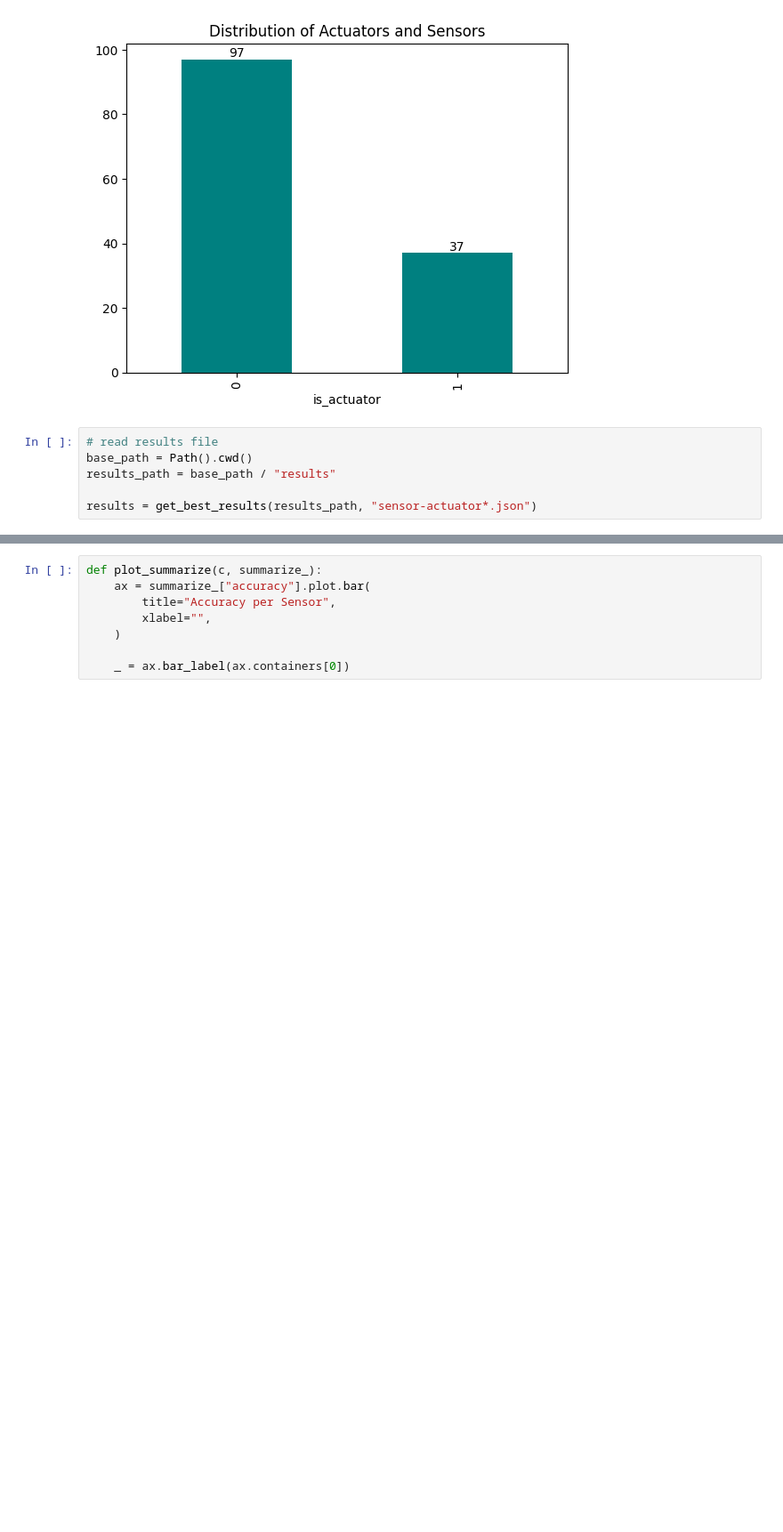
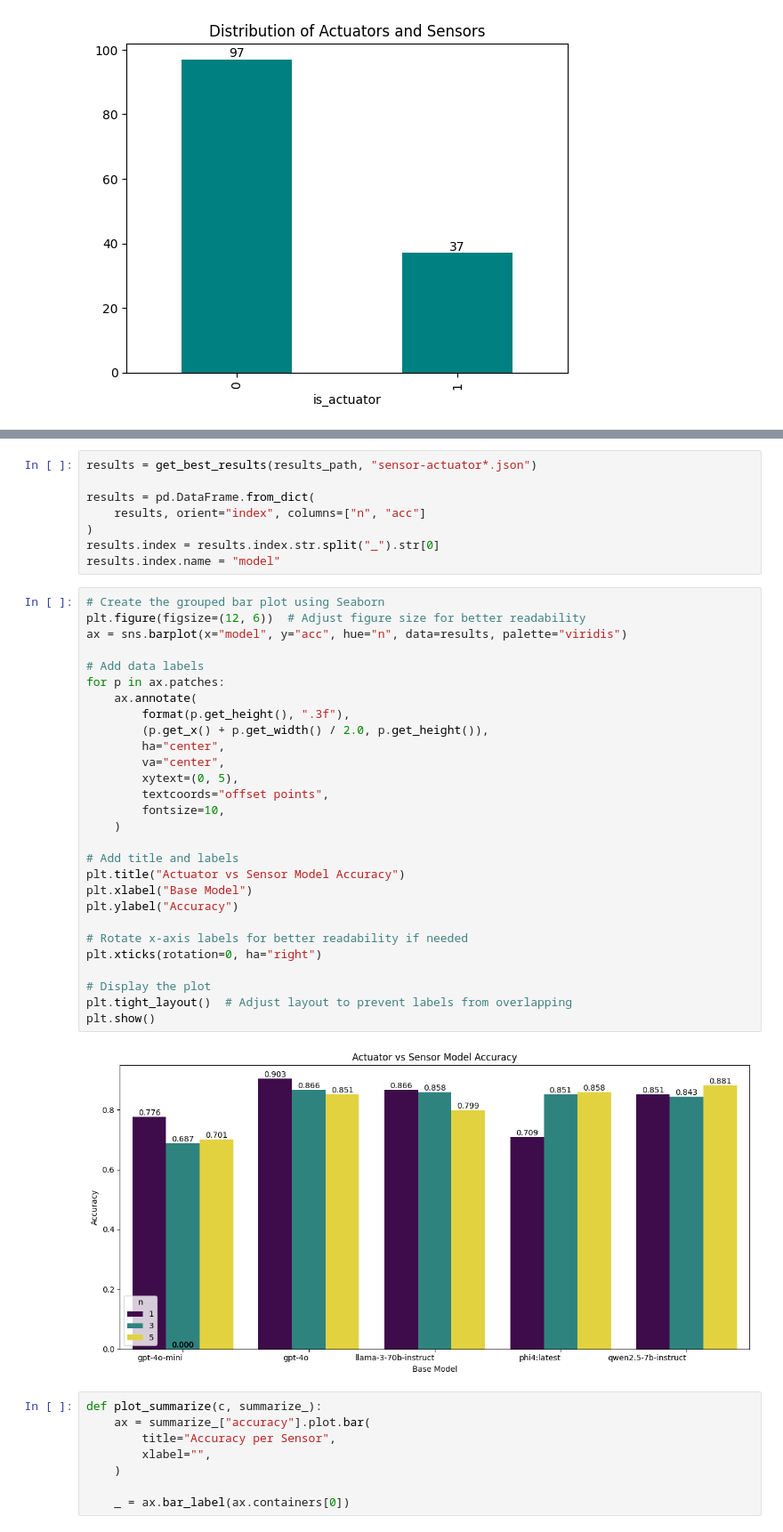
Before and after one commit to ahmadhatahet/hil-fault-test-gen, a Jupyter notebook: results_analysis_actuators_sensor.ipynb, the cells around one changed output, grey strips where cells are left out. Shown at 89% size. Cells and saved outputs as stored; diff of their text form; blank space fills up the shorter version.

```diff
--- a/results_analysis_actuators_sensor.ipynb
+++ b/results_analysis_actuators_sensor.ipynb
@@ -27,9 +28,3 @@ ax = df["is_actuator"].value_counts().plot.bar(
 _ = ax.bar_label(ax.containers[0])
 # %% [output]
 [figure]
-# %%
-# read results file
-base_path = Path().cwd()
-results_path = base_path / "results"
-
-results = get_best_results(results_path, "sensor-actuator*.json")
@@ -49,3 +31,41 @@ results
+# %%
+results = get_best_results(results_path, "sensor-actuator*.json")
+
+results = pd.DataFrame.from_dict(
+    results, orient="index", columns=["n", "acc"]
+)
+results.index = results.index.str.split("_").str[0]
+results.index.name = "model"
+# %%
+# Create the grouped bar plot using Seaborn
+plt.figure(figsize=(12, 6))  # Adjust figure size for better readability
+ax = sns.barplot(x="model", y="acc", hue="n", data=results, palette="viridis")
+
+# Add data labels
+for p in ax.patches:
+    ax.annotate(
+        format(p.get_height(), ".3f"),
+        (p.get_x() + p.get_width() / 2.0, p.get_height()),
+        ha="center",
+        va="center",
+        xytext=(0, 5),
+        textcoords="offset points",
+        fontsize=10,
+    )
+
+# Add title and labels
+plt.title("Actuator vs Sensor Model Accuracy")
+plt.xlabel("Base Model")
+plt.ylabel("Accuracy")
+
+# Rotate x-axis labels for better readability if needed
+plt.xticks(rotation=0, ha="right")
+
+# Display the plot
+plt.tight_layout()  # Adjust layout to prevent labels from overlapping
+plt.show()
+# %% [output]
+[figure, added]
 # %%
 def plot_summarize(c, summarize_):
     ax = summarize_["accuracy"].plot.bar(
```
Also changed, not shown: parts of 2 cells of this notebook, 1 other file.
